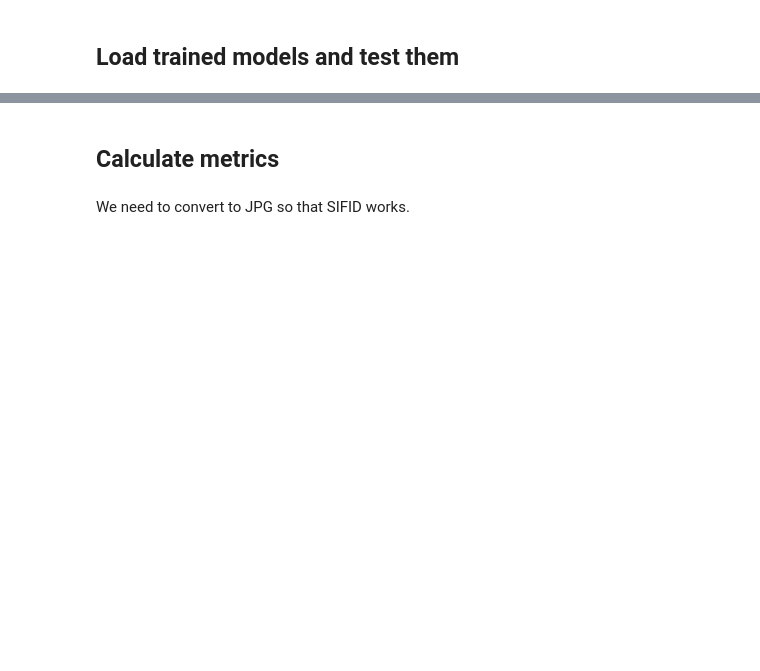
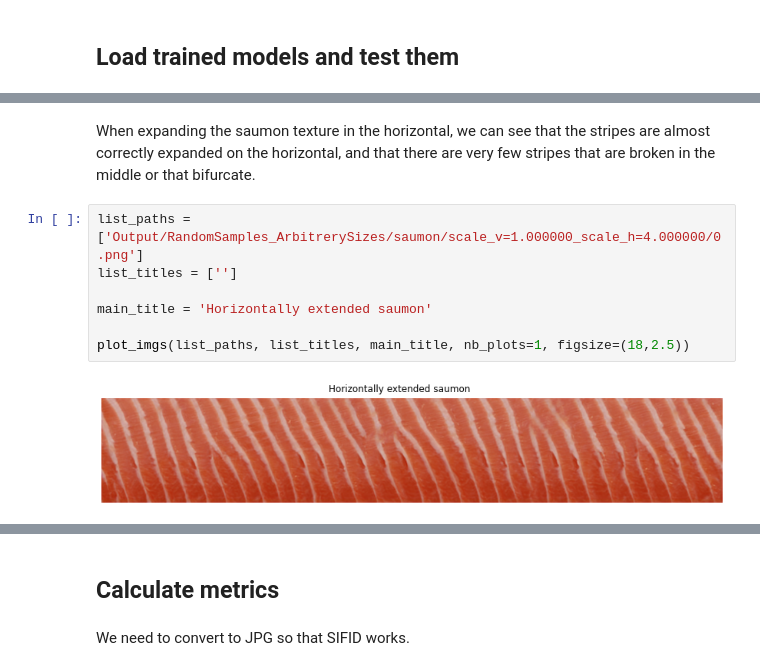
Before and after one commit to aliciafmachado/texture_singan, a Jupyter notebook: SinGAN_Alicia.ipynb, the cells around one changed output, grey strips where cells are left out. Drawn from its saved outputs; the diff is of its cells as text; blank space fills up the shorter version.

```diff
--- a/SinGAN_Alicia.ipynb
+++ b/SinGAN_Alicia.ipynb
@@ -335,0 +409,11 @@ Random Seed:  6142
+# %% [markdown]
+When expanding the saumon texture in the horizontal, we can see that the stripes are almost correctly expanded on the horizontal, and that there are very few stripes that are broken in the middle or that bifurcate.
+# %%
+list_paths = ['Output/RandomSamples_ArbitrerySizes/saumon/scale_v=1.000000_scale_h=4.000000/0.png']
+list_titles = ['']
+
+main_title = 'Horizontally extended saumon'
+
+plot_imgs(list_paths, list_titles, main_title, nb_plots=1, figsize=(18,2.5))
+# %% [output]
+[figure, added]
```
Also changed, not shown: parts of 147 cells of this notebook.
